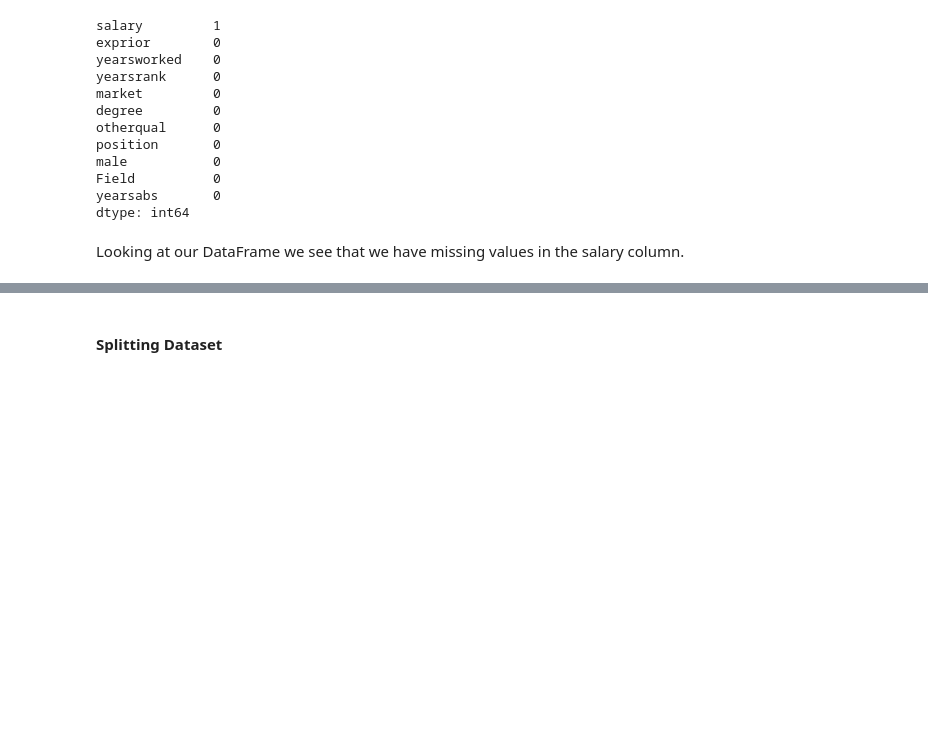
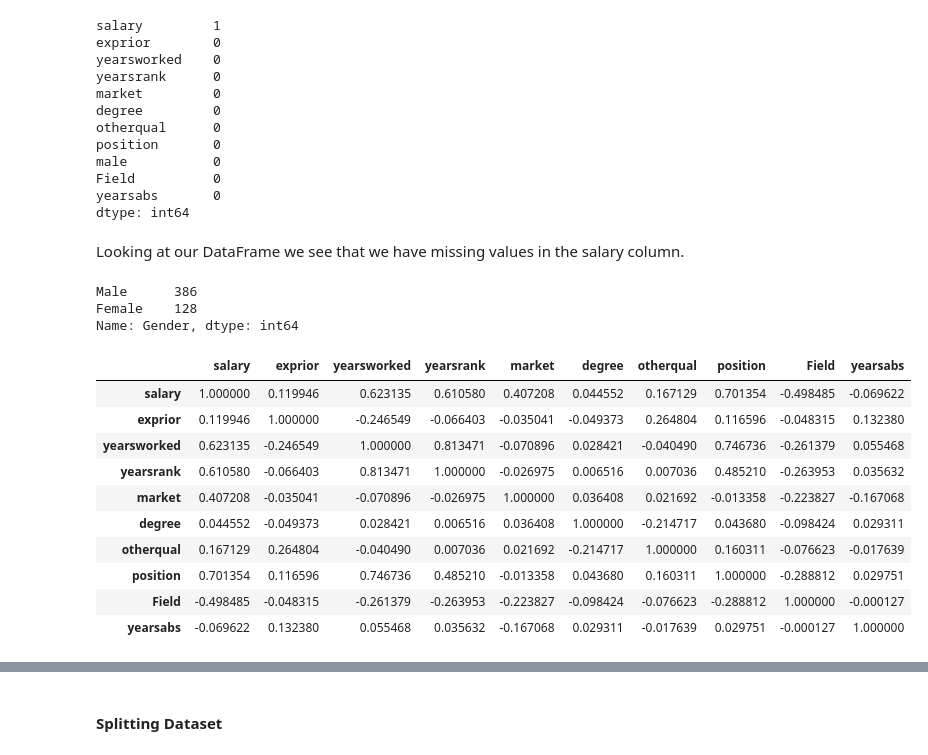
Before and after one commit to Sibusiso1995/Linear-Regression, a Jupyter notebook: linear_regression.ipynb, the cells around one changed output, grey strips where cells are left out. Cells and saved outputs as stored; diff of their text form; code cells hidden in the pictures; blank space fills up the shorter version.

```diff
--- a/linear_regression.ipynb
+++ b/linear_regression.ipynb
@@ -77,3 +77,31 @@ Looking at our DataFrame we see that we have missing values in the salary column
 # %%
 #filling nan values
 df['salary'].fillna(df['salary'].mean(),inplace=True)
+# %%
+#Rename column name from Male to Gender
+df.rename(columns={"male":"Gender"}, inplace=True)
+
+clean_male = {"Gender": {0:"Female", 1:"Male"}}
+df.replace(clean_male, inplace=True)
+
+male = df["Gender"]
+x = df["Gender"].value_counts()
+print(x)
+# %% [output]
+Male      386
+Female    128
+Name: Gender, dtype: int64
+# %%
+df.corr()
+# %% [output]
+|  | salary | exprior | yearsworked | yearsrank | market | degree | otherqual | position | Field | yearsabs |
+| salary | 1.000000 | 0.119946 | 0.623135 | 0.610580 | 0.407208 | 0.044552 | 0.167129 | 0.701354 | -0.498485 | -0.069622 |
+| exprior | 0.119946 | 1.000000 | -0.246549 | -0.066403 | -0.035041 | -0.049373 | 0.264804 | 0.116596 | -0.048315 | 0.132380 |
+| yearsworked | 0.623135 | -0.246549 | 1.000000 | 0.813471 | -0.070896 | 0.028421 | -0.040490 | 0.746736 | -0.261379 | 0.055468 |
+| yearsrank | 0.610580 | -0.066403 | 0.813471 | 1.000000 | -0.026975 | 0.006516 | 0.007036 | 0.485210 | -0.263953 | 0.035632 |
+| market | 0.407208 | -0.035041 | -0.070896 | -0.026975 | 1.000000 | 0.036408 | 0.021692 | -0.013358 | -0.223827 | -0.167068 |
+| degree | 0.044552 | -0.049373 | 0.028421 | 0.006516 | 0.036408 | 1.000000 | -0.214717 | 0.043680 | -0.098424 | 0.029311 |
+| otherqual | 0.167129 | 0.264804 | -0.040490 | 0.007036 | 0.021692 | -0.214717 | 1.000000 | 0.160311 | -0.076623 | -0.017639 |
+| position | 0.701354 | 0.116596 | 0.746736 | 0.485210 | -0.013358 | 0.043680 | 0.160311 | 1.000000 | -0.288812 | 0.029751 |
+| Field | -0.498485 | -0.048315 | -0.261379 | -0.263953 | -0.223827 | -0.098424 | -0.076623 | -0.288812 | 1.000000 | -0.000127 |
+| yearsabs | -0.069622 | 0.132380 | 0.055468 | 0.035632 | -0.167068 | 0.029311 | -0.017639 | 0.029751 | -0.000127 | 1.000000 |
```
Also changed, not shown: parts of 16 cells of this notebook.
